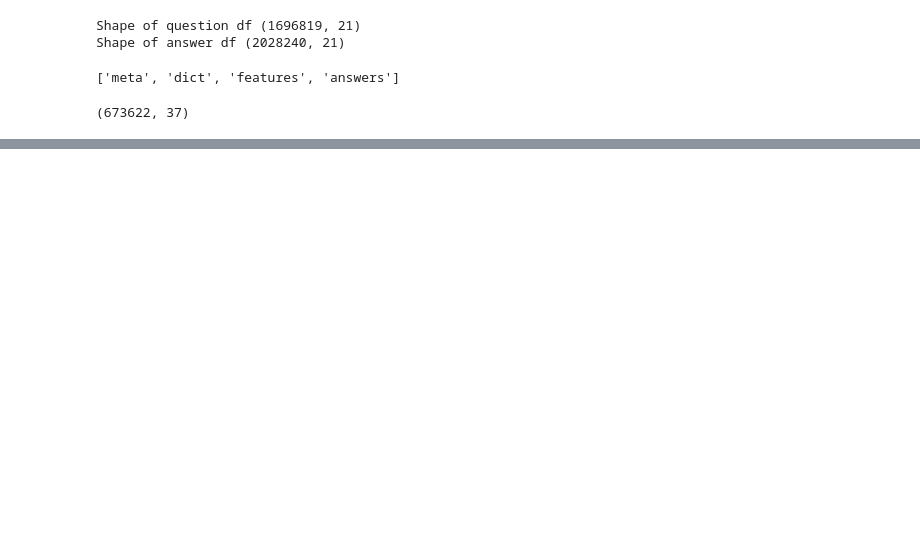
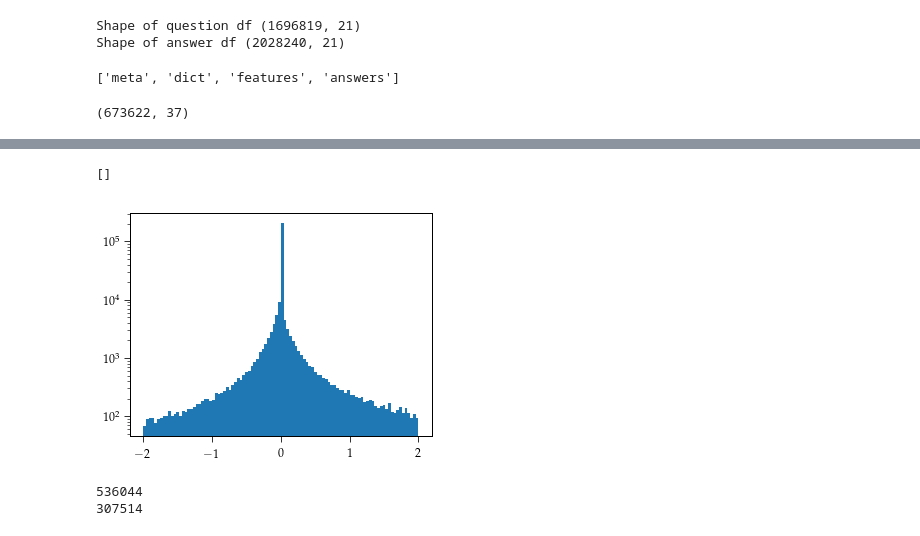
Before and after one commit to AkagiShigeru/incubator-overflow, a Jupyter notebook: stackoverflow-answer.ipynb, the cells around one changed output, grey strips where cells are left out. Drawn from its saved outputs; the diff is of its cells as text; code cells hidden in the pictures; blank space fills up the shorter version.

```diff
--- a/stackoverflow-answer.ipynb
+++ b/stackoverflow-answer.ipynb
@@ -38,0 +48,12 @@ plt.legend(loc="upper right");
+# %%
+plt.hist((qs.dt_accanswer - qs.dt_answer).dt.total_seconds() * 1. / 3600, range=[-2, 2], bins=100);
+plt.semilogy(nonposy="clip")
+# %% [output]
+[]
+[figure, added]
+# %%
+print np.sum(~qs.dt_answer.isnull())
+print np.sum(~qs.dt_accanswer.isnull())
+# %% [output]
+536044
+307514
```
Also changed, not shown: parts of 6 cells of this notebook, 1 other file.
